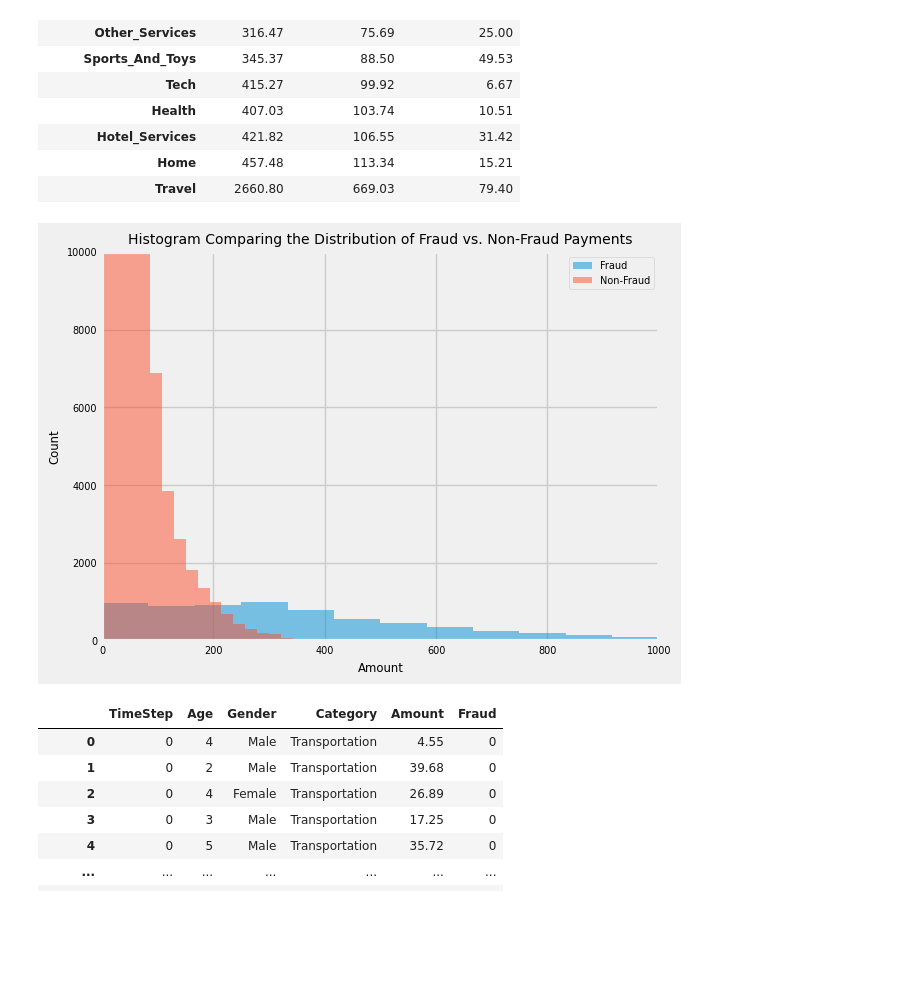
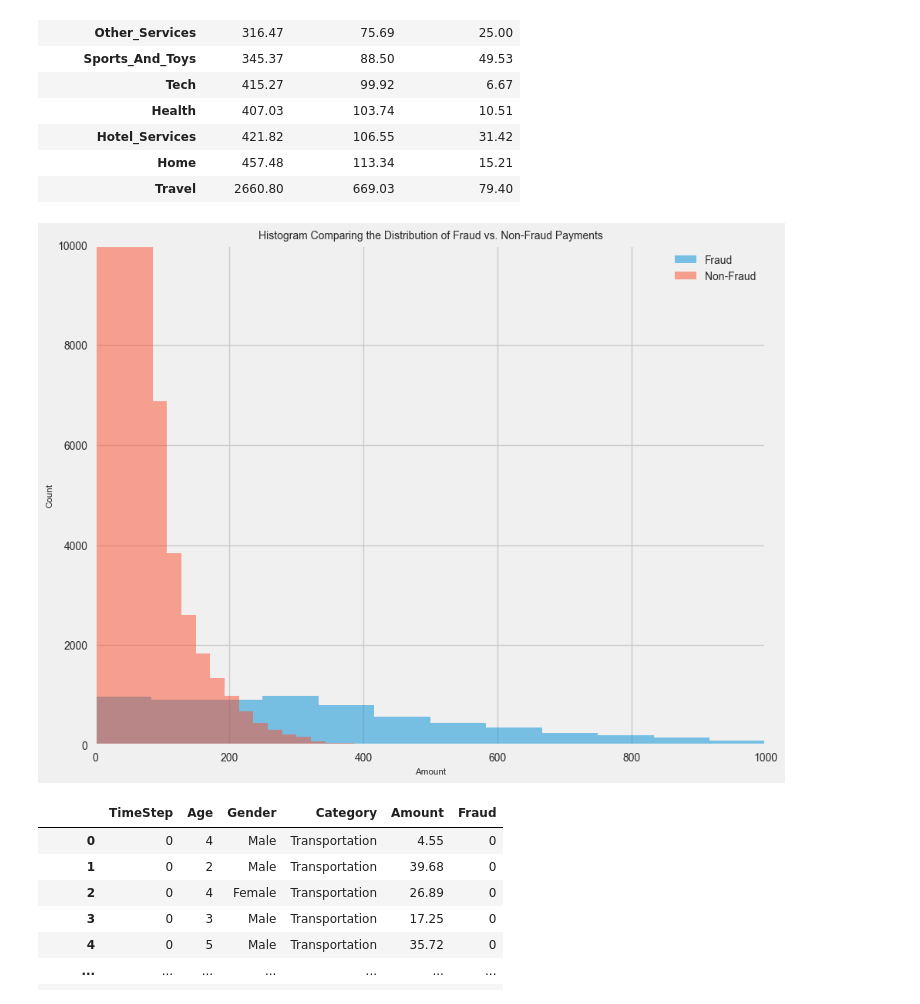
Before and after one commit to AndrewTran03/CS5805-ML1-FinalProject, a Jupyter notebook: blog-posts/Financial-Institution-Fraud-Detection-Analysis-Blog-Post/Financial-Institution-Fraud-Detection-Analysis-Blog-Post.ipynb, the cells around one changed output. Drawn from its saved outputs; the diff is of its cells as text; code cells hidden in the pictures; blank space fills up the shorter version.

```diff
--- a/blog-posts/Financial-Institution-Fraud-Detection-Analysis-Blog-Post/Financial-Institution-Fraud-Detection-Analysis-Blog-Post.ipynb
+++ b/blog-posts/Financial-Institution-Fraud-Detection-Analysis-Blog-Post/Financial-Institution-Fraud-Detection-Analysis-Blog-Post.ipynb
@@ -397,7 +410,8 @@ TimeStep
 1      2424
 Name: count, Length: 180, dtype: int64
 # %%
-plt.figure(figsize=(10,8))
+plt.figure(figsize=(10, 8))
+plt.rcParams["font.size"] = 7
 plt.title('Distribution of Time Feature')
 sns.countplot(x="TimeStep", data=df)
 # %% [output]
@@ -447,22 +461,10 @@ num_entries_above_amount_filter_value = df[df["Amount"] > amount_filter_value].s
 perc_amount_above_amount_filter_value = (float(num_entries_above_amount_filter_value) / df.shape[0]) * 100
 print(f"Note: The number of entries above the filtered amount value of {int(amount_filter_value)} is {num_entries_above_amount_filter_value} \
 ({perc_amount_above_amount_filter_value:.2f}% of total entries).")
-plt.figure(figsize=(10,8))
+plt.figure(figsize=(10, 8))
+plt.rcParams["font.size"] = 7
 plt.title('Distribution of Amount Feature')
-# interval = 50
-# ax = plt.gca()
-# ax.xaxis.set_major_locator(ticker.MultipleLocator(base=interval))
-# custom_x_ticks = range(0, int(df_amount_dist_display_sample["Amount"].max()) + 1, 50)
-# custom_x_tick_labels = [str(tick) for tick in custom_x_ticks]
-# plt.xticks(custom_x_ticks, custom_x_tick_labels)
-# fig, ax = plt.subplots()
-# x_start, x_end = ax.get_xlim()
-# ax.xaxis.set_ticks(np.arange(x_start, x_end, 50))
-# ax.xaxis.set_major_formatter(ticker.FormatStrFormatter('%0.1f'))
-sns.countplot(x="Amount", data=df_amount_dist_display_sample)
-# ax = sns.countplot(x="Amount", data=df_amount_dist_display_sample)
-# interval = 50
-# ax.set_xticks(range(0, int(df_amount_dist_display_sample["Amount"].max()) + 1, interval))
+sns.countplot(x="Amount", data=df_amount_dist_display_sample, color="red")
 plt.show()
 # %% [output]
 Note: The number of entries above the filtered amount value of 250 is 5510 (0.93% of total entries).
@@ -479,9 +481,10 @@ results
 'There were 587443 non-fraudulent transactions (98.789%) and 7200 fradulent transactions (1.211%)'
 # %%
 plt.figure(figsize=(10, 8))
-sns.barplot(x=counts_fraud_col.index, y=counts_fraud_col)
+plt.rcParams["font.size"] = 7
+sns.barplot(x=counts_fraud_col.index, y=counts_fraud_col, palette=sns.color_palette("husl", 8))
 plt.title("Comparison of the Number of Fradulent vs. Non-Fraudulent Transactions")
 plt.ylabel("Count")
-# plt.yticks(np.arange(0, max(counts_fraud_col) + 1, 1000))
 plt.xlabel("Class: (0 - Non-Fraudulent vs. 1 - Fradulent)")
+plt.show()
 # %% [output]
@@ -546,18 +551,20 @@ pd.concat([df_fraud.groupby("Category")["Amount"].mean(), df_non_fraud.groupby("
 | Travel | 2660.80 | 669.03 | 79.40 |
 # %%
 # Plot histograms of the amounts in fraud and non-fraud data
+plt.figure(figsize=(10, 8))
+plt.rcParams["font.size"] = 7
 hist_bins: int = 100
 plt.hist(df_fraud["Amount"], alpha=0.5, label="Fraud", bins=hist_bins)
 plt.hist(df_non_fraud["Amount"], alpha=0.5, label="Non-Fraud", bins=hist_bins)
 plt.title("Histogram Comparing the Distribution of Fraud vs. Non-Fraud Payments")
 plt.xlabel("Amount")
 plt.ylabel("Count")
 plt.xlim(0, 1000)
 plt.ylim(0, 10000)
 plt.legend()
 plt.show()
 # %% [output]
-[figure, old version]
+[figure, new version]
 # %%
 df.drop(labels=["Customer", "ZipCodeOrig", "Merchant", "ZipMerchant"], axis=1, inplace=True)
 df
```
Also changed, not shown: parts of 20 cells of this notebook.
